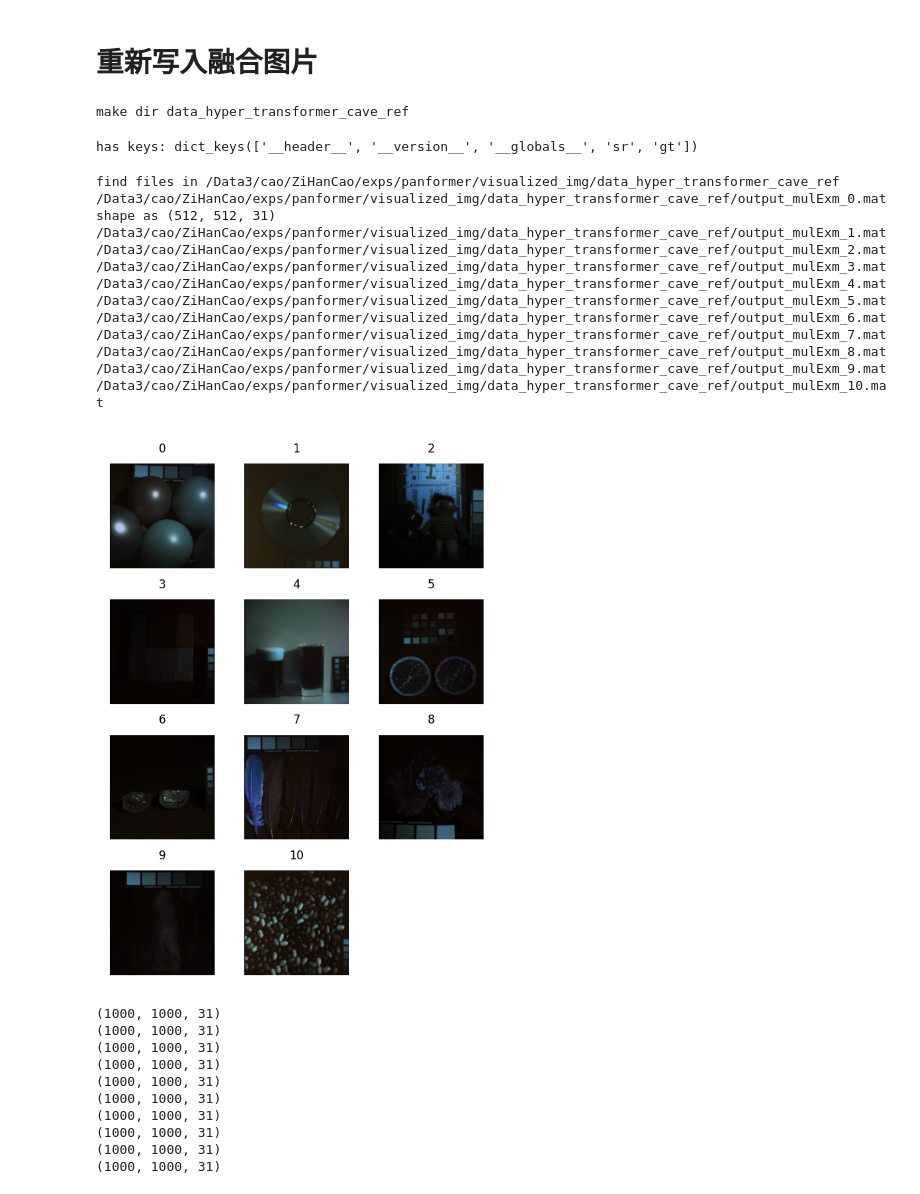
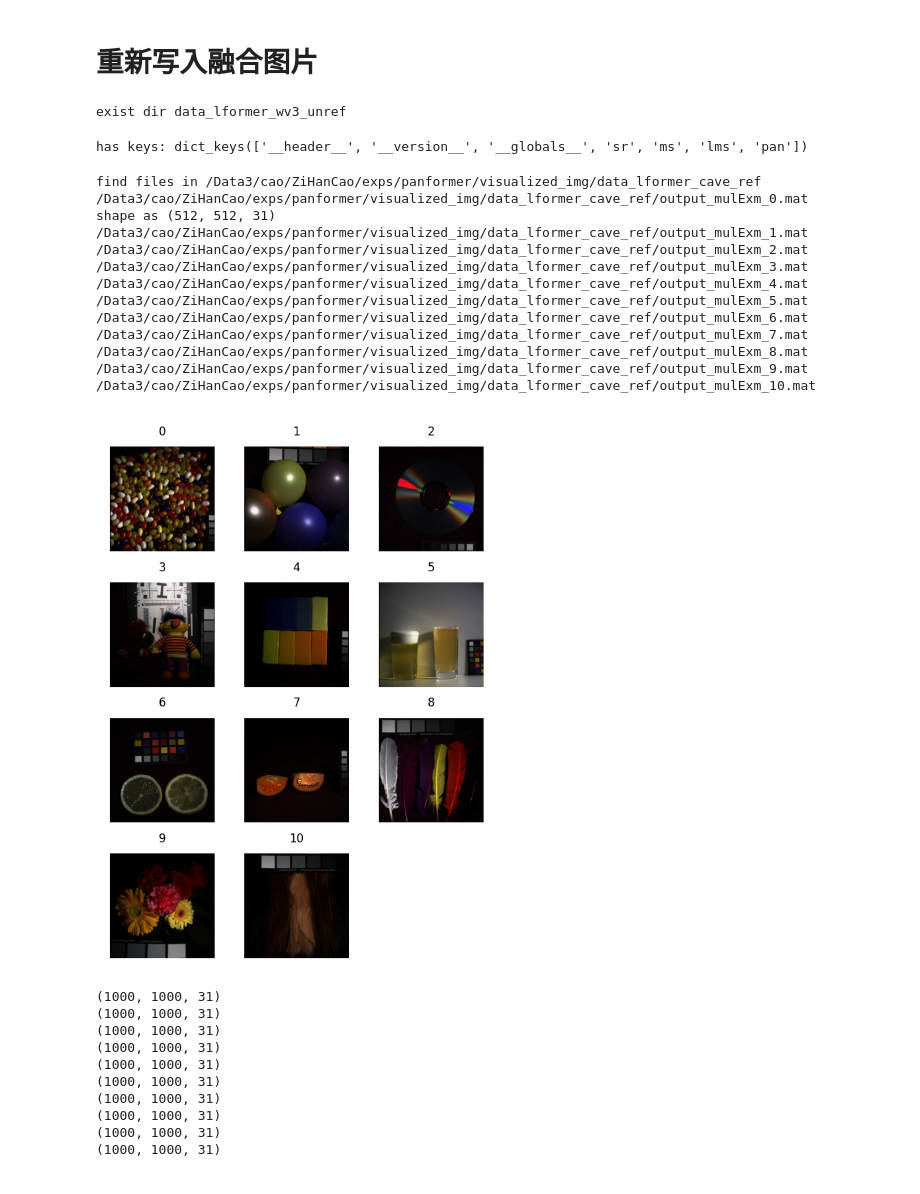
Before and after one commit to 294coder/Dif-PAN, a Jupyter notebook: misc_notebook.ipynb, the cells around one changed output. Drawn from its saved outputs; the diff is of its cells as text; code cells hidden in the pictures.

```diff
--- a/misc_notebook.ipynb
+++ b/misc_notebook.ipynb
@@ -283,7 +283,7 @@ import scipy.io as io
 from tqdm import tqdm
 
 
-file = r'/Data3/cao/ZiHanCao/exps/panformer/visualized_img/data_hyper_transformer_cave_ref.mat'
+file = r'/Data3/cao/ZiHanCao/exps/panformer/visualized_img/data_lformer_wv3_unref.mat'
 
 name = file.split('/')[-1].strip('.mat')
 path = f'/Data3/cao/ZiHanCao/exps/panformer/visualized_img/{name}'
@@ -294,7 +294,7 @@ if not osp.exists(path):
 else:
     print(f'exist dir {name}')
 # %% [output]
-make dir data_hyper_transformer_cave_ref
+exist dir data_lformer_wv3_unref
 # %%
 mat_file = io.loadmat(file)
 print(f'has keys: {mat_file.keys()}')
@@ -312,55 +312,55 @@ else:
         io.savemat(save_path, save_d)
         bar.set_description(f'save {i}.mat')
 # %% [output]
-has keys: dict_keys(['__header__', '__version__', '__globals__', 'sr', 'gt'])
+has keys: dict_keys(['__header__', '__version__', '__globals__', 'sr', 'ms', 'lms', 'pan'])
 # %%
 import numpy as np
 import glob
 import matplotlib.pyplot as plt
 
-path = '/Data3/cao/ZiHanCao/exps/panformer/visualized_img/data_hyper_transformer_cave_ref'
+path = '/Data3/cao/ZiHanCao/exps/panformer/visualized_img/data_lformer_cave_ref'
 const = 1
 files = glob.glob(path+'/*.mat')
 files = sorted(files, key=lambda x: int(os.path.basename(x).split('_')[-1].strip('.mat')))
 
 print(f'find files in {path}')
 f_len = len(files)
 nrows = 4
 ncols = np.ceil(f_len/4).astype('int')
 fig, axes = plt.subplots(ncols=ncols, nrows=nrows, figsize=(ncols, nrows), dpi=200)
 axes = axes.flatten()
 for ax in axes: ax.set_axis_off()
 for i, f in enumerate(files):
     print(f)
     sr = io.loadmat(f).get('sr') / const
     sr=sr.clip(0, 1)
-    show_sr = (sr[..., [0,1,2]]*255).astype('uint8')
+    show_sr = (sr[..., [29,19,9]]*255).astype('uint8')
     # for j in range(3):
     #     show_sr[..., j] = cv2.equalizeHist(show_sr[..., j])
     axes[i].imshow(show_sr)
     axes[i].set_axis_off()
     axes[i].set_title(f'{i}',fontsize=6)
 
     if i == 0:
         print(f'shape as {sr.shape}')
 
 plt.tight_layout(pad=0.5)
 plt.show()
 # %% [output]
-find files in /Data3/cao/ZiHanCao/exps/panformer/visualized_img/data_hyper_transformer_cave_ref
-/Data3/cao/ZiHanCao/exps/panformer/visualized_img/data_hyper_transformer_cave_ref/output_mulExm_0.mat
+find files in /Data3/cao/ZiHanCao/exps/panformer/visualized_img/data_lformer_cave_ref
+/Data3/cao/ZiHanCao/exps/panformer/visualized_img/data_lformer_cave_ref/output_mulExm_0.mat
 shape as (512, 512, 31)
-/Data3/cao/ZiHanCao/exps/panformer/visualized_img/data_hyper_transformer_cave_ref/output_mulExm_1.mat
-/Data3/cao/ZiHanCao/exps/panformer/visualized_img/data_hyper_transformer_cave_ref/output_mulExm_2.mat
-/Data3/cao/ZiHanCao/exps/panformer/visualized_img/data_hyper_transformer_cave_ref/output_mulExm_3.mat
-/Data3/cao/ZiHanCao/exps/panformer/visualized_img/data_hyper_transformer_cave_ref/output_mulExm_4.mat
-/Data3/cao/ZiHanCao/exps/panformer/visualized_img/data_hyper_transformer_cave_ref/output_mulExm_5.mat
-/Data3/cao/ZiHanCao/exps/panformer/visualized_img/data_hyper_transformer_cave_ref/output_mulExm_6.mat
-/Data3/cao/ZiHanCao/exps/panformer/visualized_img/data_hyper_transformer_cave_ref/output_mulExm_7.mat
-/Data3/cao/ZiHanCao/exps/panformer/visualized_img/data_hyper_transformer_cave_ref/output_mulExm_8.mat
-/Data3/cao/ZiHanCao/exps/panformer/visualized_img/data_hyper_transformer_cave_ref/output_mulExm_9.mat
-/Data3/cao/ZiHanCao/exps/panformer/visualized_img/data_hyper_transformer_cave_ref/output_mulExm_10.mat
+/Data3/cao/ZiHanCao/exps/panformer/visualized_img/data_lformer_cave_ref/output_mulExm_1.mat
+/Data3/cao/ZiHanCao/exps/panformer/visualized_img/data_lformer_cave_ref/output_mulExm_2.mat
+/Data3/cao/ZiHanCao/exps/panformer/visualized_img/data_lformer_cave_ref/output_mulExm_3.mat
+/Data3/cao/ZiHanCao/exps/panformer/visualized_img/data_lformer_cave_ref/output_mulExm_4.mat
+/Data3/cao/ZiHanCao/exps/panformer/visualized_img/data_lformer_cave_ref/output_mulExm_5.mat
+/Data3/cao/ZiHanCao/exps/panformer/visualized_img/data_lformer_cave_ref/output_mulExm_6.mat
+/Data3/cao/ZiHanCao/exps/panformer/visualized_img/data_lformer_cave_ref/output_mulExm_7.mat
+/Data3/cao/ZiHanCao/exps/panformer/visualized_img/data_lformer_cave_ref/output_mulExm_8.mat
+/Data3/cao/ZiHanCao/exps/panformer/visualized_img/data_lformer_cave_ref/output_mulExm_9.mat
+/Data3/cao/ZiHanCao/exps/panformer/visualized_img/data_lformer_cave_ref/output_mulExm_10.mat
-[figure, old version]
+[figure, new version]
 # %%
 import h5py
 
```
Also changed, not shown: 12 other files.
